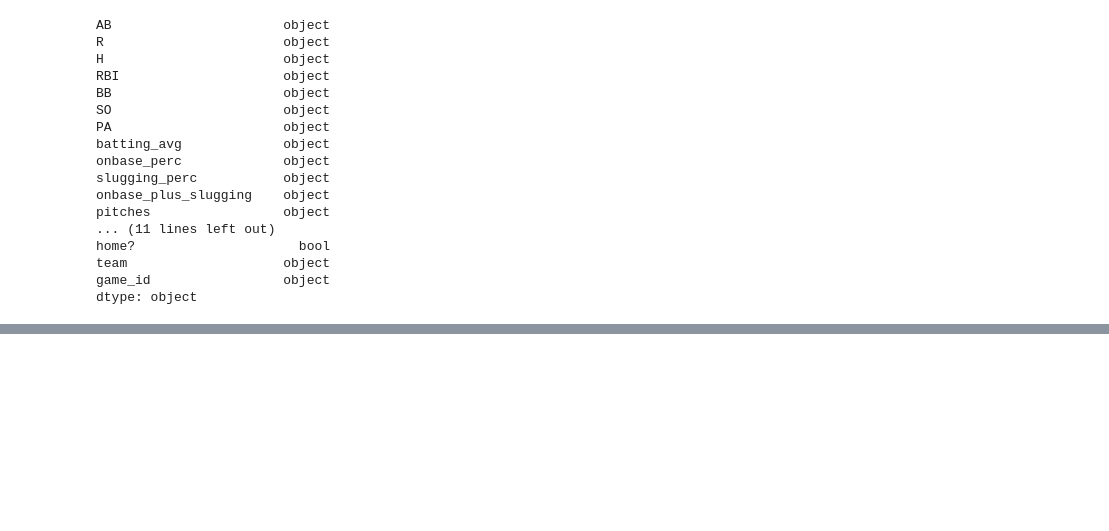
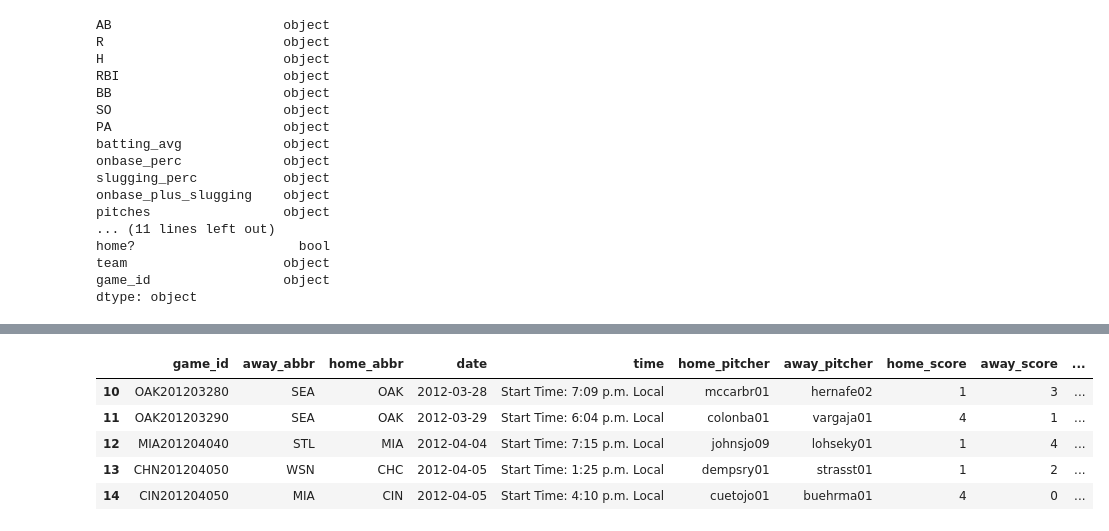
Before and after one commit to jacob-parks98/MLB_predictions, a Jupyter notebook: EDA.ipynb, the cells around one changed output, grey strips where cells are left out. Saved outputs shown, nothing was run; the diff lists cells and outputs as text; code cells hidden in the pictures; blank space fills up the shorter version.

```diff
--- a/EDA.ipynb
+++ b/EDA.ipynb
@@ -133,0 +183,11 @@ dtype: object
+# %%
+games_df['date'] = pd.to_datetime(games_df['date'])
+# %%
+games_df.head()
+# %% [output]
+|  | game_id | away_abbr | home_abbr | date | time | home_pitcher | away_pitcher | home_score | away_score | ... |
+| 10 | OAK201203280 | SEA | OAK | 2012-03-28 | Start Time: 7:09 p.m. Local | mccarbr01 | hernafe02 | 1 | 3 | ... |
+| 11 | OAK201203290 | SEA | OAK | 2012-03-29 | Start Time: 6:04 p.m. Local | colonba01 | vargaja01 | 4 | 1 | ... |
+| 12 | MIA201204040 | STL | MIA | 2012-04-04 | Start Time: 7:15 p.m. Local | johnsjo09 | lohseky01 | 1 | 4 | ... |
+| 13 | CHN201204050 | WSN | CHC | 2012-04-05 | Start Time: 1:25 p.m. Local | dempsry01 | strasst01 | 1 | 2 | ... |
+| 14 | CIN201204050 | MIA | CIN | 2012-04-05 | Start Time: 4:10 p.m. Local | cuetojo01 | buehrma01 | 4 | 0 | ... |
```
Also changed, not shown: parts of 35 cells of this notebook.
